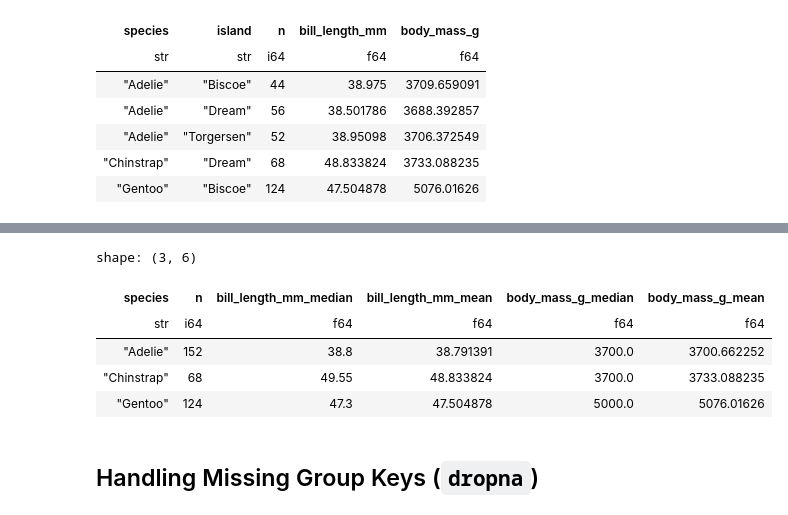
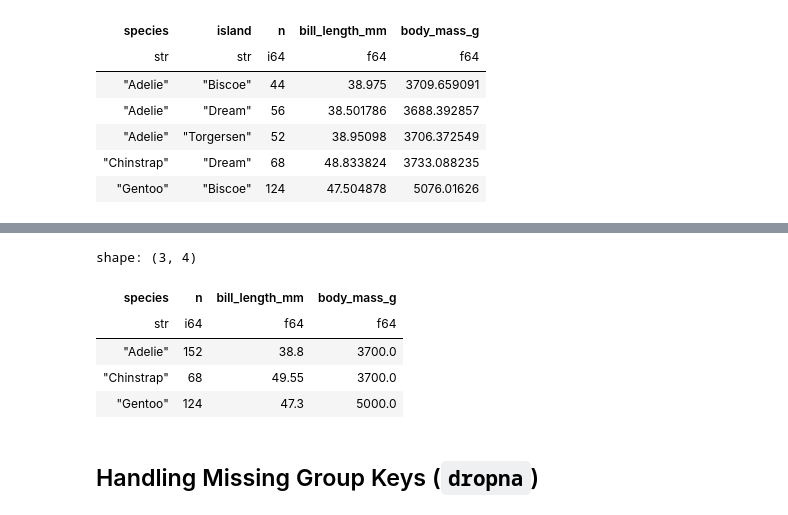
Before and after one commit to maddytae/pytae, a Jupyter notebook: docs/detailed_docs/library/agg.ipynb, the cells around one changed output, grey strips where cells are left out. Saved outputs shown, nothing was run; the diff lists cells and outputs as text; code cells hidden in the pictures.

```diff
--- a/docs/detailed_docs/library/agg.ipynb
+++ b/docs/detailed_docs/library/agg.ipynb
@@ -185,18 +194,18 @@ shape: (3, 8)
 # %%
-# median is a standard aggfunc — works across all numeric columns or as a keyword argument
+# Single metric median across all numeric columns + count (preserved 1-to-1)
 (
     penguins
-    .select('species', 'island', 'bill_length_mm', 'body_mass_g')
-    .by('species')
-    .agg(a=['median', 'mean', 'count'])
+    .select("species", "bill_length_mm", "body_mass_g")
+    .by("species")
+    .agg(a=["median", "count"])
 )
 # %% [output]
-shape: (3, 6)
+shape: (3, 4)
-| species | n | bill_length_mm_median | bill_length_mm_mean | body_mass_g_median | body_mass_g_mean |
-| str | i64 | f64 | f64 | f64 | f64 |
-| "Adelie" | 152 | 38.8 | 38.791391 | 3700.0 | 3700.662252 |
-| "Chinstrap" | 68 | 49.55 | 48.833824 | 3700.0 | 3733.088235 |
-| "Gentoo" | 124 | 47.3 | 47.504878 | 5000.0 | 5076.01626 |
+| species | n | bill_length_mm | body_mass_g |
+| str | i64 | f64 | f64 |
+| "Adelie" | 152 | 38.8 | 3700.0 |
+| "Chinstrap" | 68 | 49.55 | 3700.0 |
+| "Gentoo" | 124 | 47.3 | 5000.0 |
 # %% [markdown]
 ## Handling Missing Group Keys (`dropna`)
 # %%
```
Also changed, not shown: parts of 3 cells of this notebook, 18 other files.
